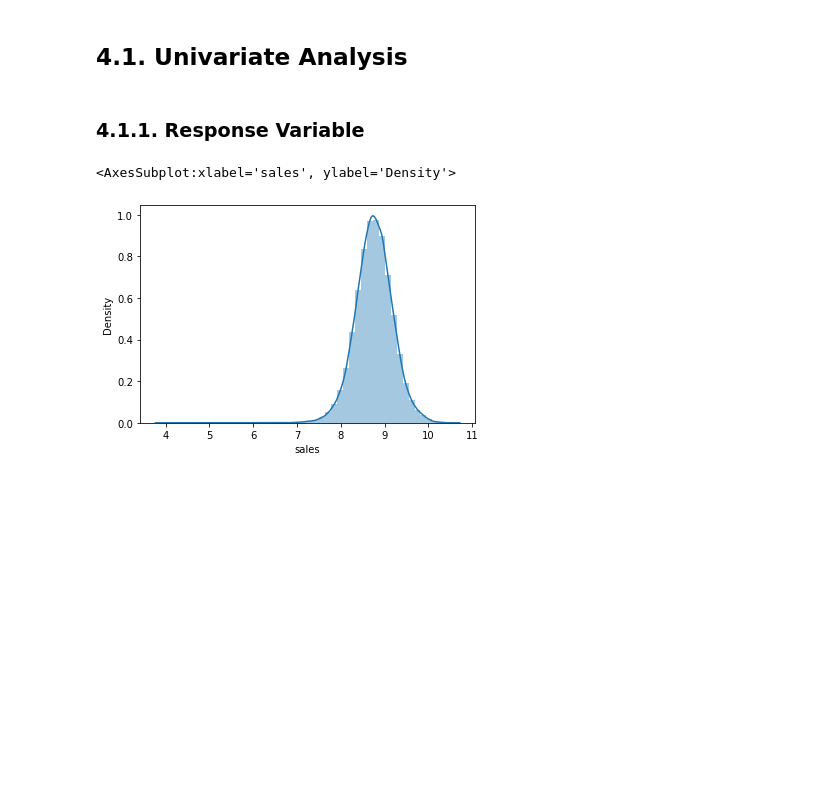
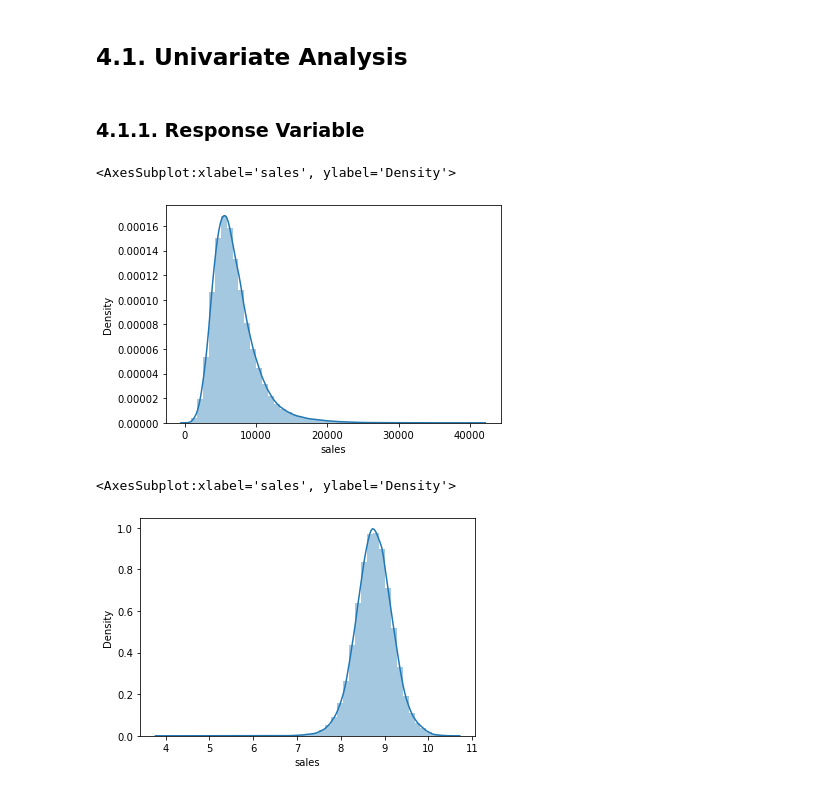
Before and after one commit to Leonamrsm/DS-em-Producao, a Jupyter notebook: Notebooks/rossmann_store_sales_prediction.ipynb, the cells around one changed output. Drawn from its saved outputs; the diff is of its cells as text; code cells hidden in the pictures; blank space fills up the shorter version.

```diff
--- a/Notebooks/rossmann_store_sales_prediction.ipynb
+++ b/Notebooks/rossmann_store_sales_prediction.ipynb
@@ -544,6 +534,11 @@ df4 = df3.copy()
 ## 4.1. Univariate Analysis
 # %% [markdown]
 ### 4.1.1. Response Variable
+# %%
+sns.distplot(df4['sales'])
+# %% [output]
+<AxesSubplot:xlabel='sales', ylabel='Density'>
+[figure, added]
 # %%
 sns.distplot(np.log1p(df4['sales']))
 # %% [output]
```
Also changed, not shown: parts of 24 cells of this notebook, 8 other files.
